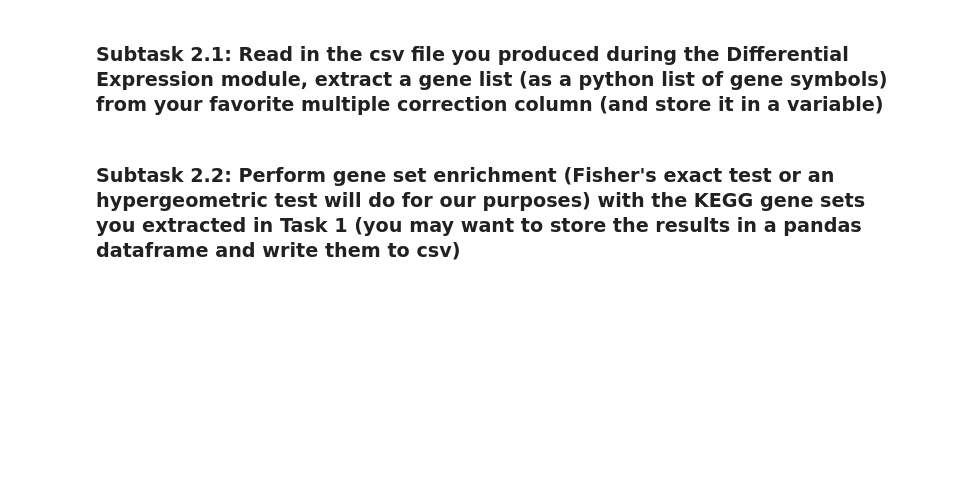
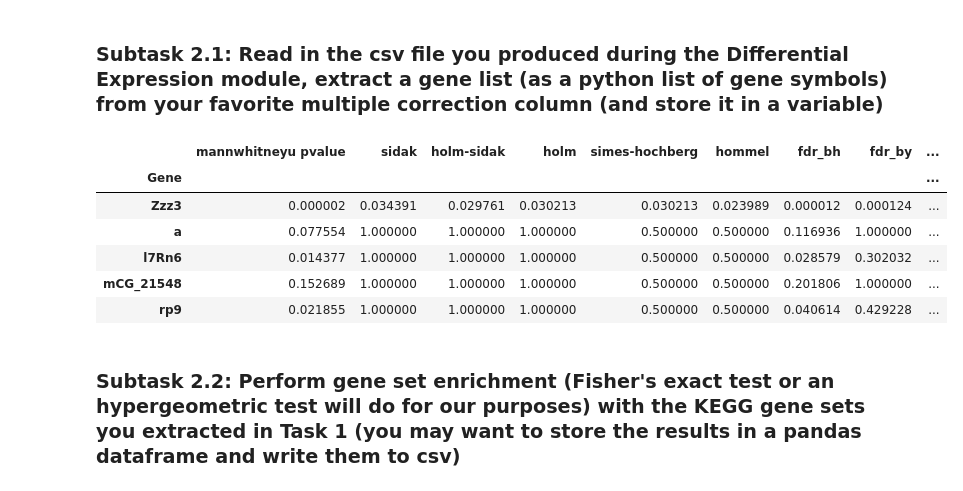
Before and after one commit to TrisKast/DataScience-Bioinformatics, a Jupyter notebook: notebooks/Day67_Pathways.ipynb, the cells around one changed output. Saved outputs shown, nothing was run; the diff lists cells and outputs as text; code cells hidden in the pictures; blank space fills up the shorter version.

```diff
--- a/notebooks/Day67_Pathways.ipynb
+++ b/notebooks/Day67_Pathways.ipynb
@@ -130,6 +144,21 @@ Exception: Invalid option arg for kegg get request.
 ## Task 2: Gene Set Enrichment
 # %% [markdown]
 ### Subtask 2.1: Read in the csv file you produced during the Differential Expression module, extract a gene list (as a python list of gene symbols) from your favorite multiple correction column (and store it in a variable)
+# %%
+mc_file = pandas.read_csv('outputFiles/MultipleCorrectionWithFoldChange.csv')
+mc_file = mc_file.set_index('Gene')
+
+diff_expr_genes_simes_hochberg = list(mc_file['simes-hochberg'])
+
+mc_file.tail()
+# %% [output]
+|  | mannwhitneyu pvalue | sidak | holm-sidak | holm | simes-hochberg | hommel | fdr_bh | fdr_by | ... |
+| Gene |  |  |  |  |  |  |  |  | ... |
+| Zzz3 | 0.000002 | 0.034391 | 0.029761 | 0.030213 | 0.030213 | 0.023989 | 0.000012 | 0.000124 | ... |
+| a | 0.077554 | 1.000000 | 1.000000 | 1.000000 | 0.500000 | 0.500000 | 0.116936 | 1.000000 | ... |
+| l7Rn6 | 0.014377 | 1.000000 | 1.000000 | 1.000000 | 0.500000 | 0.500000 | 0.028579 | 0.302032 | ... |
+| mCG_21548 | 0.152689 | 1.000000 | 1.000000 | 1.000000 | 0.500000 | 0.500000 | 0.201806 | 1.000000 | ... |
+| rp9 | 0.021855 | 1.000000 | 1.000000 | 1.000000 | 0.500000 | 0.500000 | 0.040614 | 0.429228 | ... |
 # %% [markdown]
 ### Subtask 2.2: Perform gene set enrichment (Fisher's exact test or an hypergeometric test will do for our purposes) with the KEGG gene sets you extracted in Task 1 (you may want to store the results in a pandas dataframe and write them to csv)
 # %% [markdown]
```
Also changed, not shown: parts of 8 cells of this notebook, 3 other files.
